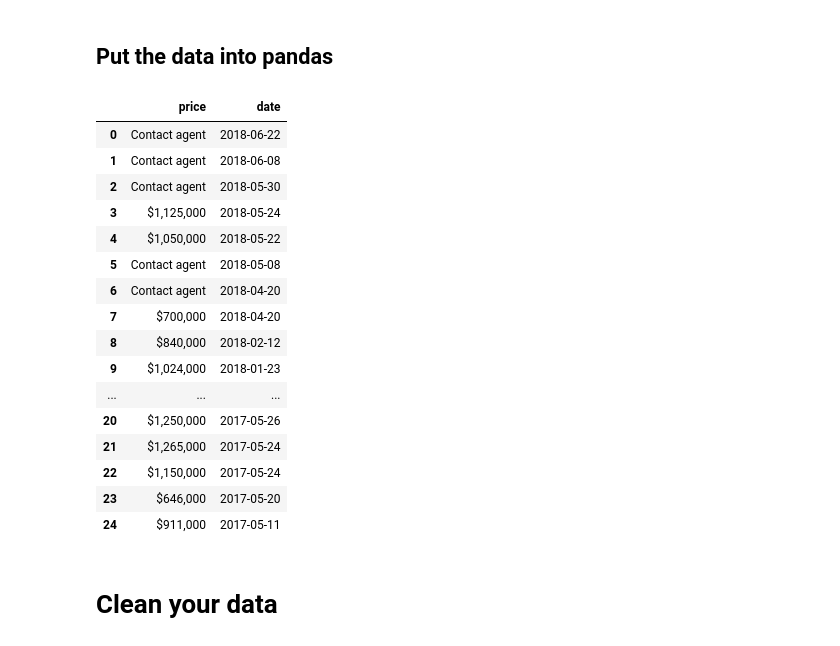
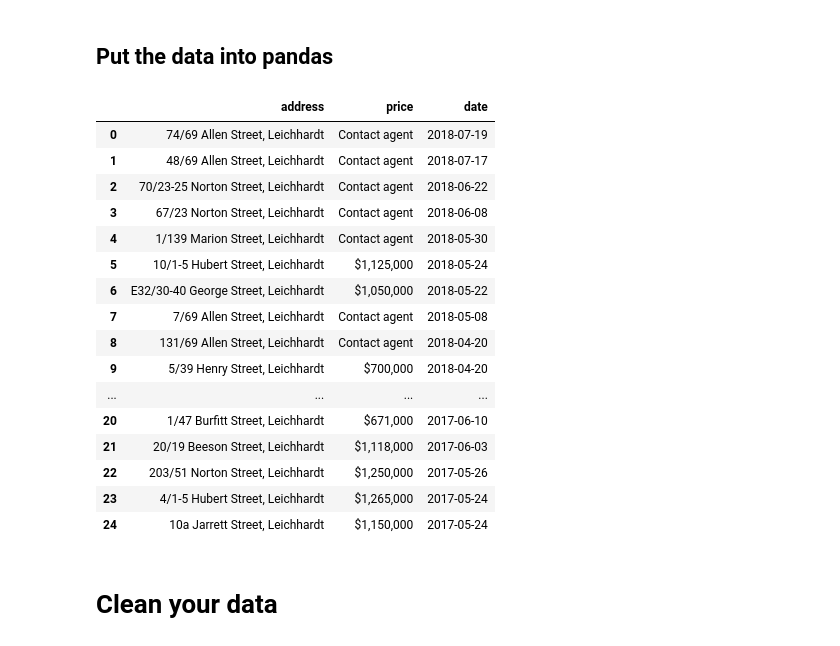
Before and after one commit to nevhan/imc-stem, a Jupyter notebook: notebooks/realestate-example.ipynb, the cells around one changed output. Saved outputs shown, nothing was run; the diff lists cells and outputs as text; code cells hidden in the pictures.

```diff
--- a/notebooks/realestate-example.ipynb
+++ b/notebooks/realestate-example.ipynb
@@ -119,0 +137,3 @@ prices
+# %%
+addresses = [p.find('div', class_='residential-card__info-text').span.text for p in properties]
+addresses
@@ -122,26 +160,26 @@ prices
 # %%
 import pandas as pd
 
-df = pd.DataFrame({'price': prices, 'date': sold_dates})
+df = pd.DataFrame({'address': addresses, 'price': prices, 'date': sold_dates})
 df
 # %% [output]
-|  | price | date |
-| 0 | Contact agent | 2018-06-22 |
-| 1 | Contact agent | 2018-06-08 |
-| 2 | Contact agent | 2018-05-30 |
-| 3 | $1,125,000 | 2018-05-24 |
-| 4 | $1,050,000 | 2018-05-22 |
-| 5 | Contact agent | 2018-05-08 |
-| 6 | Contact agent | 2018-04-20 |
-| 7 | $700,000 | 2018-04-20 |
-| 8 | $840,000 | 2018-02-12 |
-| 9 | $1,024,000 | 2018-01-23 |
-| ... | ... | ... |
-| 20 | $1,250,000 | 2017-05-26 |
-| 21 | $1,265,000 | 2017-05-24 |
-| 22 | $1,150,000 | 2017-05-24 |
-| 23 | $646,000 | 2017-05-20 |
-| 24 | $911,000 | 2017-05-11 |
+|  | address | price | date |
+| 0 | 74/69 Allen Street, Leichhardt | Contact agent | 2018-07-19 |
+| 1 | 48/69 Allen Street, Leichhardt | Contact agent | 2018-07-17 |
+| 2 | 70/23-25 Norton Street, Leichhardt | Contact agent | 2018-06-22 |
+| 3 | 67/23 Norton Street, Leichhardt | Contact agent | 2018-06-08 |
+| 4 | 1/139 Marion Street, Leichhardt | Contact agent | 2018-05-30 |
+| 5 | 10/1-5 Hubert Street, Leichhardt | $1,125,000 | 2018-05-24 |
+| 6 | E32/30-40 George Street, Leichhardt | $1,050,000 | 2018-05-22 |
+| 7 | 7/69 Allen Street, Leichhardt | Contact agent | 2018-05-08 |
+| 8 | 131/69 Allen Street, Leichhardt | Contact agent | 2018-04-20 |
+| 9 | 5/39 Henry Street, Leichhardt | $700,000 | 2018-04-20 |
+| ... | ... | ... | ... |
+| 20 | 1/47 Burfitt Street, Leichhardt | $671,000 | 2017-06-10 |
+| 21 | 20/19 Beeson Street, Leichhardt | $1,118,000 | 2017-06-03 |
+| 22 | 203/51 Norton Street, Leichhardt | $1,250,000 | 2017-05-26 |
+| 23 | 4/1-5 Hubert Street, Leichhardt | $1,265,000 | 2017-05-24 |
+| 24 | 10a Jarrett Street, Leichhardt | $1,150,000 | 2017-05-24 |
 # %% [markdown]
 # Clean your data
 # %%
```
Also changed, not shown: parts of 20 cells of this notebook.
